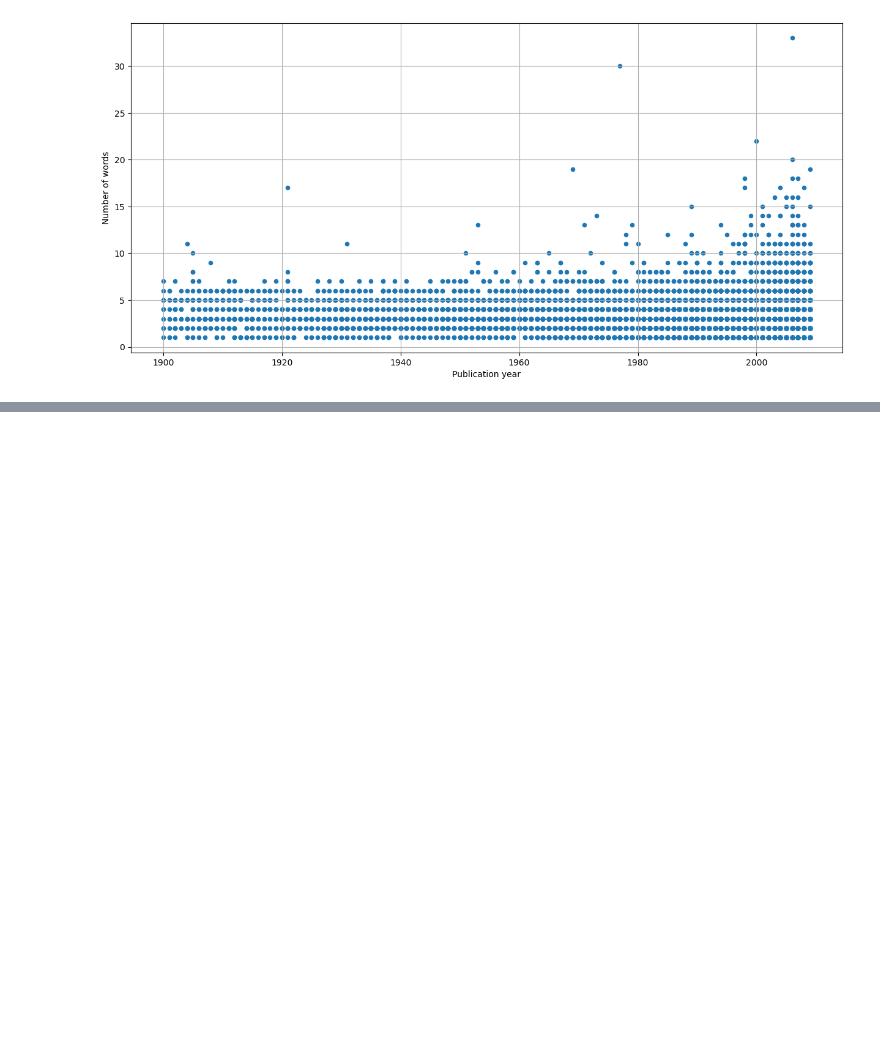
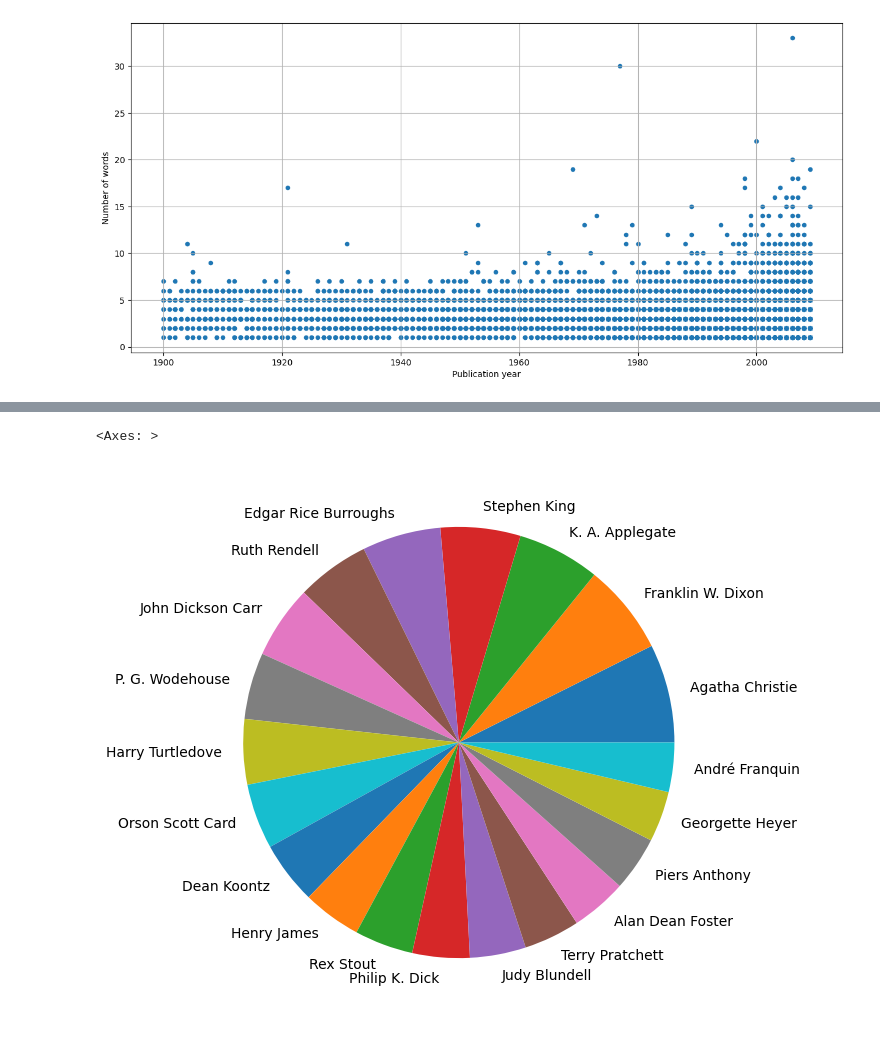
Before and after one commit to laura-ma-fu/Capstone-Project, a Jupyter notebook: LaurasCapstoneProject.ipynb, the cells around one changed output, grey strips where cells are left out. Saved outputs shown, nothing was run; the diff lists cells and outputs as text; code cells hidden in the pictures; blank space fills up the shorter version.

```diff
--- a/LaurasCapstoneProject.ipynb
+++ b/LaurasCapstoneProject.ipynb
@@ -475,0 +479,33 @@ sorted_word_count_book_titles_data_frame.plot(x="publication_years", y="word_cou
+# %%
+import pandas as pd
+
+file = open("booksummaries.txt", "r")
+
+authors = {}
+
+for line in file:
+    line_parts = line.split("\t")
+    author = line_parts[3]
+    #some entries do not have an author name, I want to skip these
+    if author == "":
+        continue
+    if author in authors:
+        authors[author] += 1
+    else:
+        authors[author] = 1
+
+file.close()
+
+authors_book_count = {
+    "authors": [],
+    "book_count": [],
+}
+
+for (author, book_count) in authors.items():
+    authors_book_count["authors"].append(author)
+    authors_book_count["book_count"].append(book_count)
+
+authors_book_count_data_frame = pd.DataFrame(data=authors_book_count)
+sorted_book_count_data_frame = authors_book_count_data_frame.sort_values(by=["book_count"],ascending=False)
+top_20_authors = sorted_book_count_data_frame.head(20)
+top_20_authors
@@ -475,0 +530,9 @@ sorted_word_count_book_titles_data_frame.plot(x="publication_years", y="word_cou
+# %%
+authors_book_count_data_frame_with_labels = pd.DataFrame(data=authors_book_count, index=authors_book_count["authors"])
+sorted_book_count_data_frame_with_labels = authors_book_count_data_frame_with_labels.sort_values(by=["book_count"],ascending=False)
+top_20_authors_with_labels = sorted_book_count_data_frame_with_labels.head(20)
+
+top_20_authors_with_labels.plot(y="book_count", ylabel="", kind="pie", figsize=(30,7), legend=False)
+# %% [output]
+<Axes: >
+[figure, added]
```
Also changed, not shown: parts of 5 cells of this notebook.
